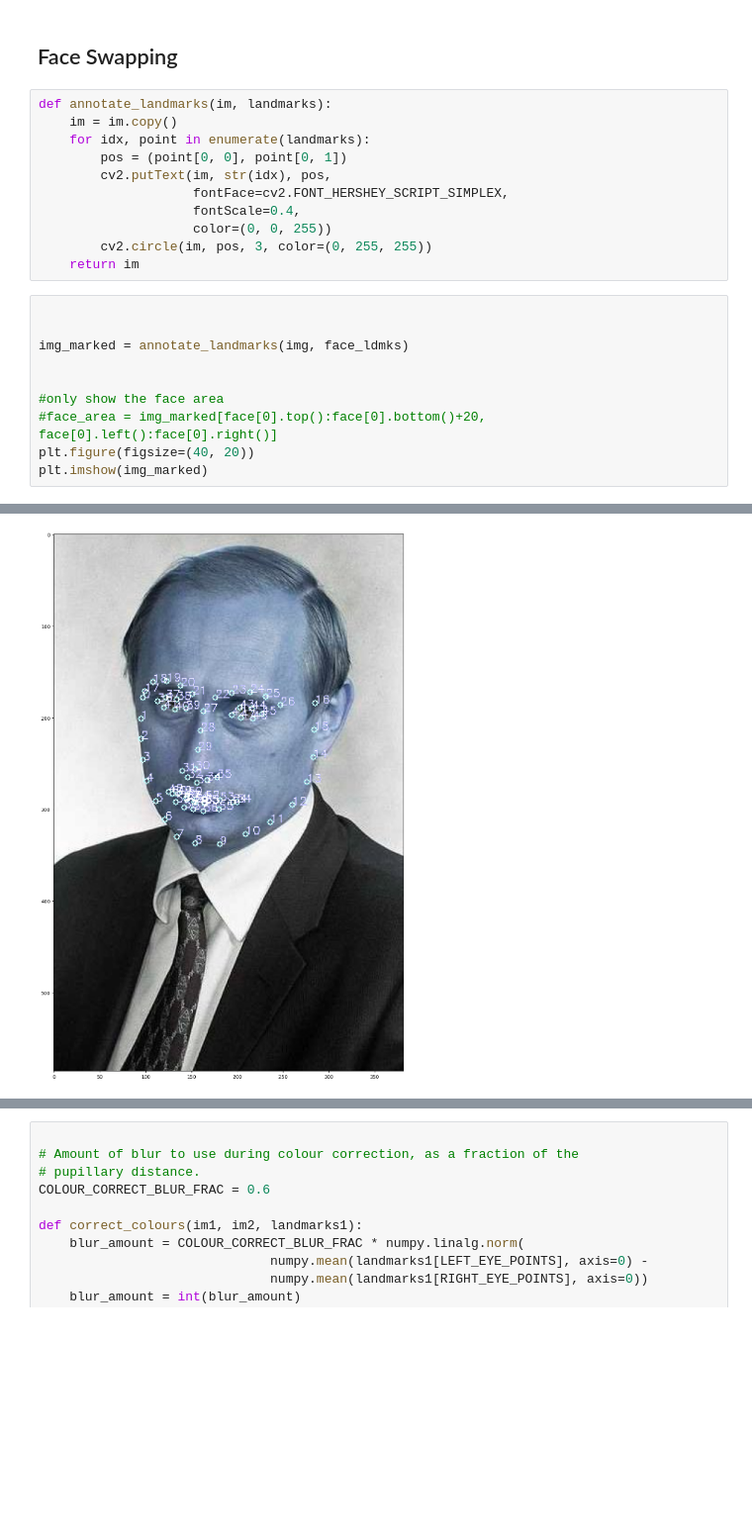
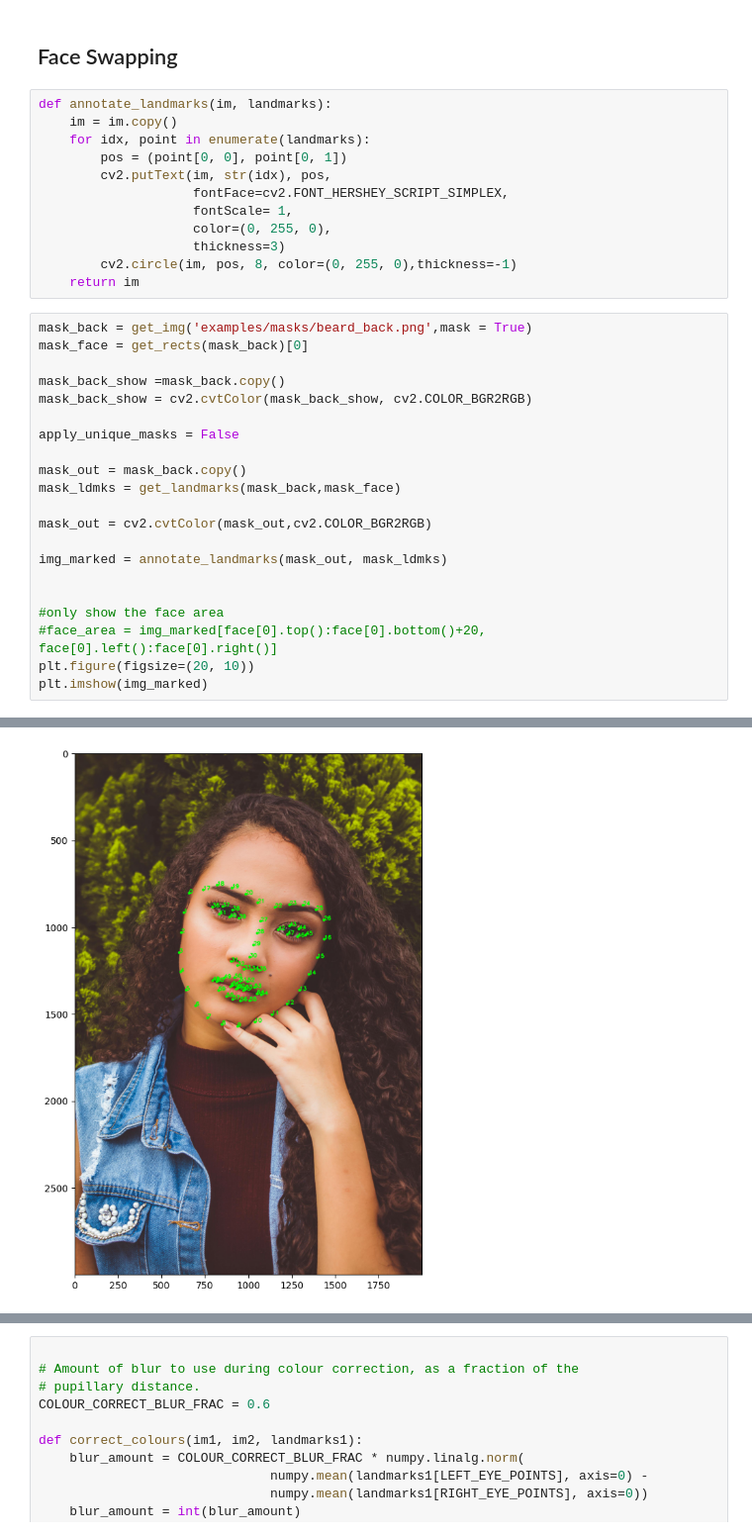
Before and after one commit to xxBLUECATxx/Face-Drawing, a Jupyter notebook: lab.ipynb, the cells around one changed output, grey strips where cells are left out. Shown at 99% size. Drawn from its saved outputs; the diff is of its cells as text; blank space fills up the shorter version.

```diff
--- a/lab.ipynb
+++ b/lab.ipynb
@@ -541,23 +539,35 @@ def annotate_landmarks(im, landmarks):
         pos = (point[0, 0], point[0, 1])
         cv2.putText(im, str(idx), pos,
                     fontFace=cv2.FONT_HERSHEY_SCRIPT_SIMPLEX,
-                    fontScale=0.4,
-                    color=(0, 0, 255))
-        cv2.circle(im, pos, 3, color=(0, 255, 255))
+                    fontScale= 1,
+                    color=(0, 255, 0),
+                    thickness=3)
+        cv2.circle(im, pos, 8, color=(0, 255, 0),thickness=-1)
     return im
 # %%
+mask_back = get_img('examples/masks/beard_back.png',mask = True)
+mask_face = get_rects(mask_back)[0]
 
+mask_back_show =mask_back.copy()
+mask_back_show = cv2.cvtColor(mask_back_show, cv2.COLOR_BGR2RGB)
 
-img_marked = annotate_landmarks(img, face_ldmks)
+apply_unique_masks = False
+
+mask_out = mask_back.copy()
+mask_ldmks = get_landmarks(mask_back,mask_face)
+
+mask_out = cv2.cvtColor(mask_out,cv2.COLOR_BGR2RGB)
+
+img_marked = annotate_landmarks(mask_out, mask_ldmks)
 
 
 #only show the face area
 #face_area = img_marked[face[0].top():face[0].bottom()+20, face[0].left():face[0].right()]
-plt.figure(figsize=(40, 20))
+plt.figure(figsize=(20, 10))
 plt.imshow(img_marked)
 # %% [output]
 <matplotlib.image.AxesImage at 0x...>
-[figure, old version]
+[figure, new version]
 # %%
 import numpy
 SCALE_FACTOR = 1
```
Also changed, not shown: parts of 14 cells of this notebook.
